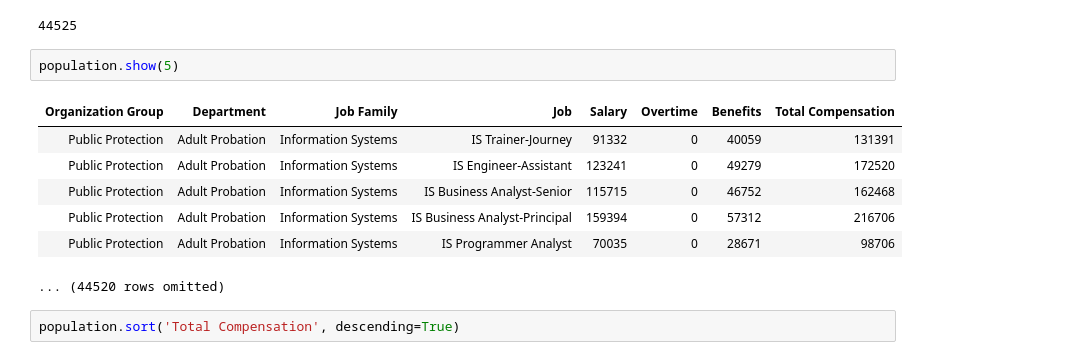
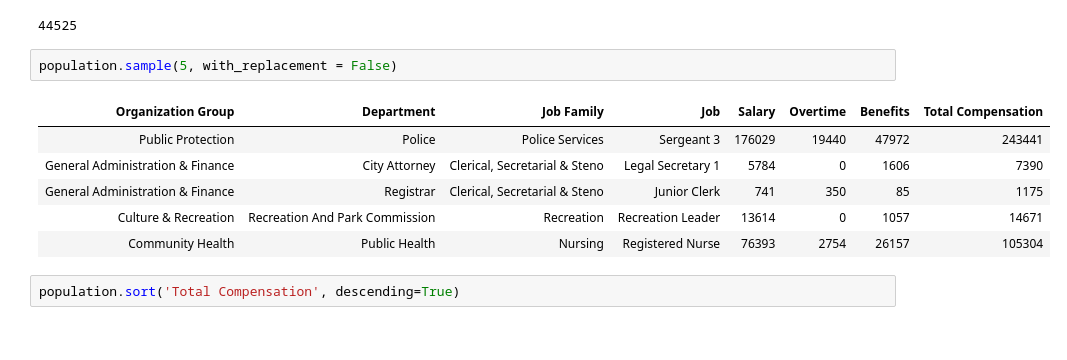
Before and after one commit to kystewart/materials-sp25, a Jupyter notebook: lec/lec23/lec23.ipynb, the cells around one changed output. Drawn from its saved outputs; the diff is of its cells as text.

```diff
--- a/lec/lec23/lec23.ipynb
+++ b/lec/lec23/lec23.ipynb
@@ -23,15 +25,14 @@ population.num_rows
 # %% [output]
 44525
 # %%
-population.show(5)
+population.sample(5, with_replacement = False)
 # %% [output]
 | Organization Group | Department | Job Family | Job | Salary | Overtime | Benefits | Total Compensation |
-| Public Protection | Adult Probation | Information Systems | IS Trainer-Journey | 91332 | 0 | 40059 | 131391 |
-| Public Protection | Adult Probation | Information Systems | IS Engineer-Assistant | 123241 | 0 | 49279 | 172520 |
-| Public Protection | Adult Probation | Information Systems | IS Business Analyst-Senior | 115715 | 0 | 46752 | 162468 |
-| Public Protection | Adult Probation | Information Systems | IS Business Analyst-Principal | 159394 | 0 | 57312 | 216706 |
-| Public Protection | Adult Probation | Information Systems | IS Programmer Analyst | 70035 | 0 | 28671 | 98706 |
+| Public Protection | Police | Police Services | Sergeant 3 | 176029 | 19440 | 47972 | 243441 |
+| General Administration & Finance | City Attorney | Clerical, Secretarial & Steno | Legal Secretary 1 | 5784 | 0 | 1606 | 7390 |
+| General Administration & Finance | Registrar | Clerical, Secretarial & Steno | Junior Clerk | 741 | 350 | 85 | 1175 |
+| Culture & Recreation | Recreation And Park Commission | Recreation | Recreation Leader | 13614 | 0 | 1057 | 14671 |
+| Community Health | Public Health | Nursing | Registered Nurse | 76393 | 2754 | 26157 | 105304 |
-... (44520 rows omitted)
 # %%
 population.sort('Total Compensation', descending=True)
 # %% [output]
```
Also changed, not shown: parts of 44 cells of this notebook.
